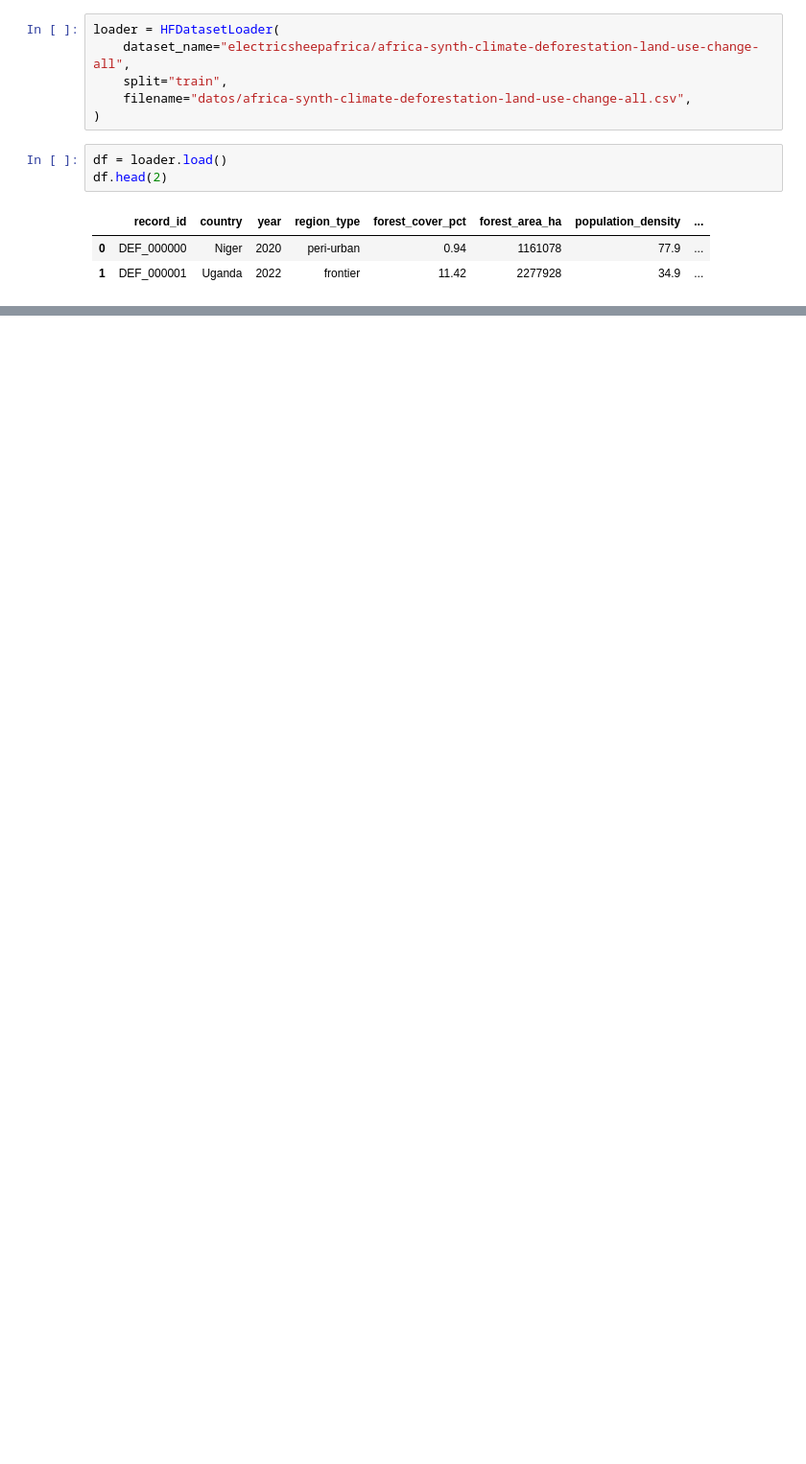
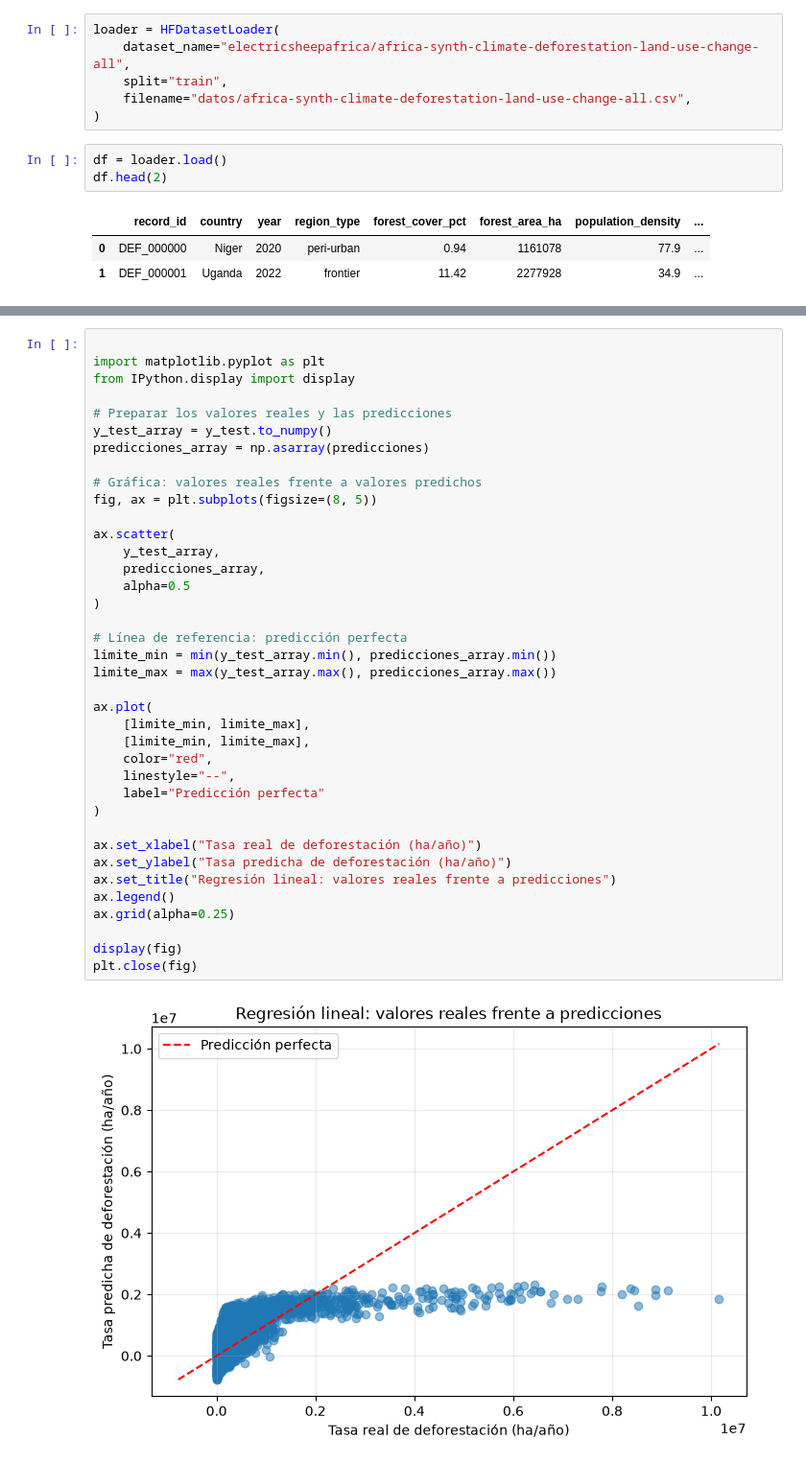
Before and after one commit to Vicma98/MachineLearning, a Jupyter notebook: src/sincronicas/AE2.ipynb, the cells around one changed output, grey strips where cells are left out. Shown at 96% size. Drawn from its saved outputs; the diff is of its cells as text; blank space fills up the shorter version.

```diff
--- a/src/sincronicas/AE2.ipynb
+++ b/src/sincronicas/AE2.ipynb
@@ -24,0 +123,40 @@ df.head(2)
+# %%
+
+import matplotlib.pyplot as plt
+from IPython.display import display
+
+# Preparar los valores reales y las predicciones
+y_test_array = y_test.to_numpy()
+predicciones_array = np.asarray(predicciones)
+
+# Gráfica: valores reales frente a valores predichos
+fig, ax = plt.subplots(figsize=(8, 5))
+
+ax.scatter(
+    y_test_array,
+    predicciones_array,
+    alpha=0.5
+)
+
+# Línea de referencia: predicción perfecta
+limite_min = min(y_test_array.min(), predicciones_array.min())
+limite_max = max(y_test_array.max(), predicciones_array.max())
+
+ax.plot(
+    [limite_min, limite_max],
+    [limite_min, limite_max],
+    color="red",
+    linestyle="--",
+    label="Predicción perfecta"
+)
+
+ax.set_xlabel("Tasa real de deforestación (ha/año)")
+ax.set_ylabel("Tasa predicha de deforestación (ha/año)")
+ax.set_title("Regresión lineal: valores reales frente a predicciones")
+ax.legend()
+ax.grid(alpha=0.25)
+
+display(fig)
+plt.close(fig)
+# %% [output]
+[figure, added]
```
Also changed, not shown: parts of 16 cells of this notebook.
